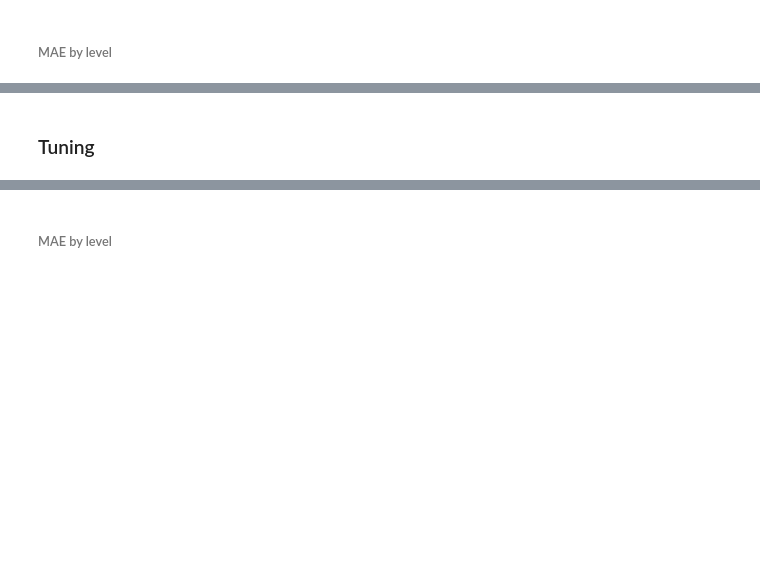
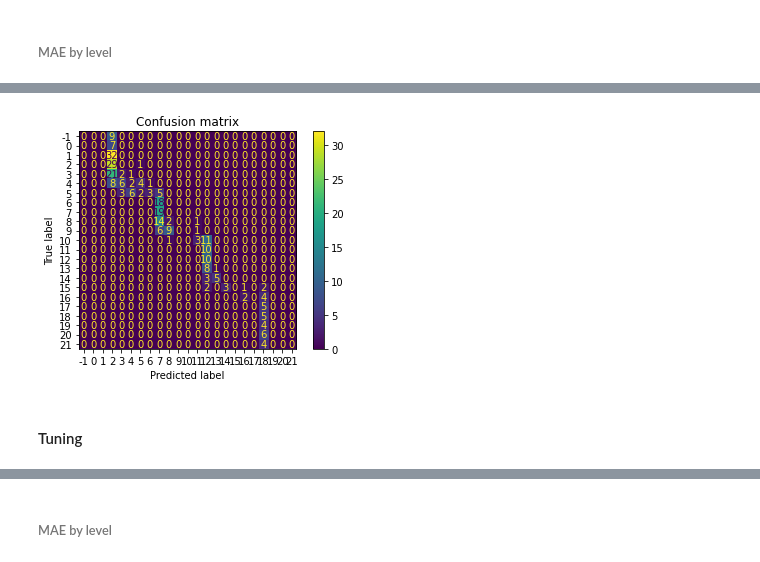
Before and after one commit to Paulina100/ML-for-TTRPG-game-design, a Jupyter notebook: notebooks/models/random_forest/random_forest_basic.ipynb, the cells around one changed output, grey strips where cells are left out. Cells and saved outputs as stored; diff of their text form; code cells hidden in the pictures; blank space fills up the shorter version.

```diff
--- a/notebooks/models/random_forest/random_forest_basic.ipynb
+++ b/notebooks/models/random_forest/random_forest_basic.ipynb
@@ -550,7 +472,9 @@ check_round_predictions(["round", 0.33, 0.45], y_test_random_split, y_pred_test)
 # %%
-plot_confusion_matrix("round", y_pred_test, y_test_random_split)
+plot_confusion_matrix("round", y_pred_test_random_split, y_test_random_split)
+# %% [output]
+[figure, added]
 # %% [markdown]
-### Tuning
+#### Tuning
 # %%
 n_estimators = [int(x) for x in np.linspace(start=100, stop=800, num=8)]
 max_features = [0.1, 0.2, 0.3, 0.4, 0.5]
```
Also changed, not shown: parts of 50 cells of this notebook, 10 other files.
